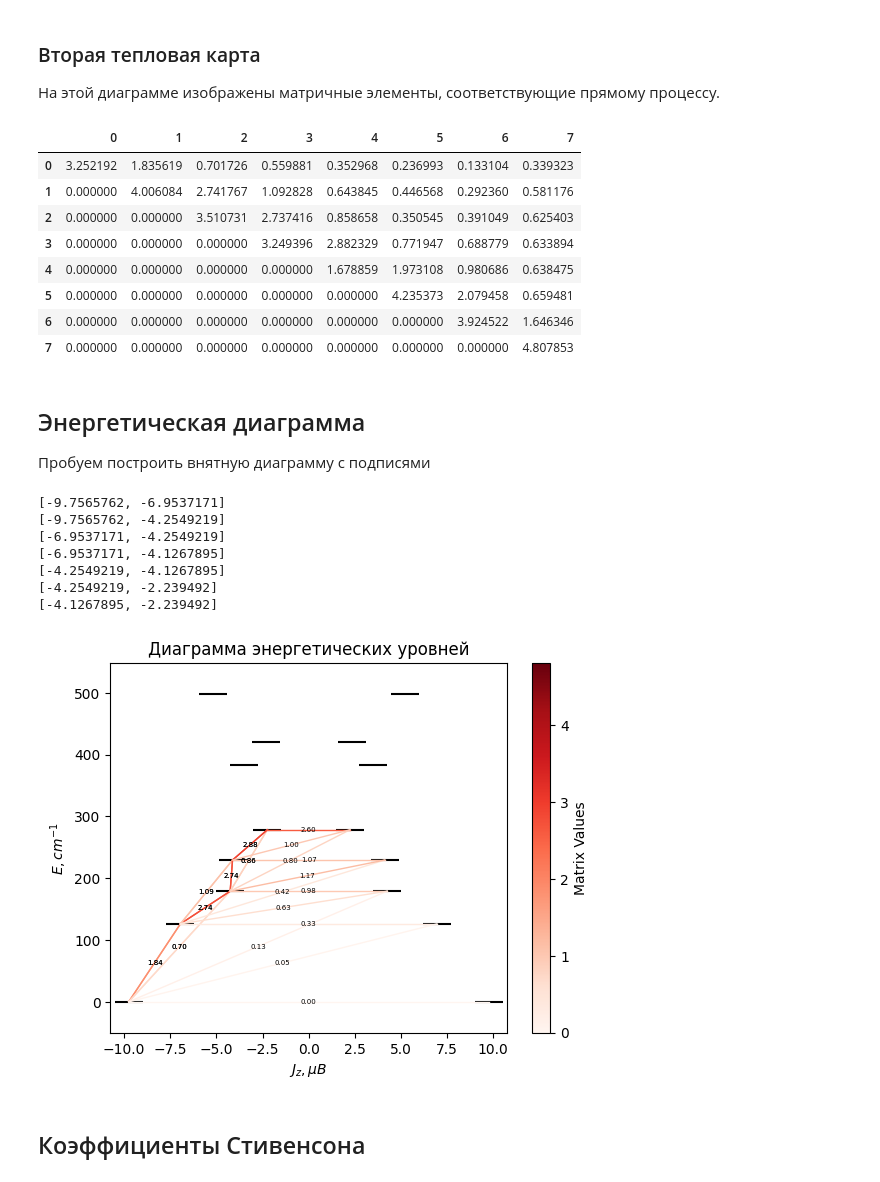
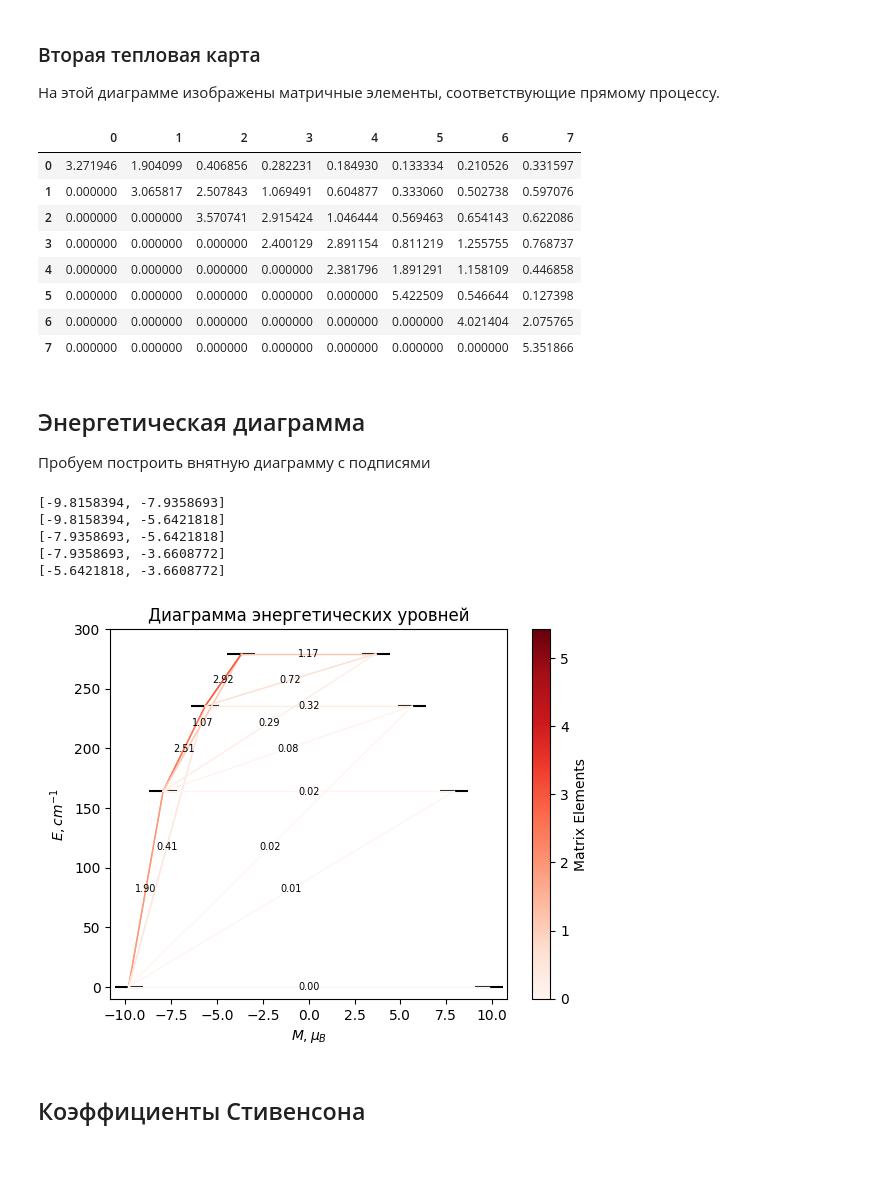
Before and after one commit to krainyukov/FastMOLCAS, a Jupyter notebook: fast_report.ipynb, the cells around one changed output. Cells and saved outputs as stored; diff of their text form; code cells hidden in the pictures.

Commit message:
last calc umitob d4d

```diff
--- a/fast_report.ipynb
+++ b/fast_report.ipynb
@@ -4,7 +4,7 @@
 1) Импортируем библиотеку pandas для удобства работы
 2) В той же папке, в которой лежит этот рабочий документ оставляем результат работы MOLCAS
 # %%
-filename = 'UMITOB'
+filename = 'UMITOB_d4d'
 path = f'./logs/{filename}.log'
 # %%
 import pandas as pd
@@ -308,14 +305,14 @@ def process_ab_initio_blocking_barrier(lines, doc):
 heat_map_dir = process_ab_initio_blocking_barrier(lines, doc)
 # %% [output]
 |  | 0 | 1 | 2 | 3 | 4 | 5 | 6 | 7 |
-| 0 | 3.252192 | 1.835619 | 0.701726 | 0.559881 | 0.352968 | 0.236993 | 0.133104 | 0.339323 |
-| 1 | 0.000000 | 4.006084 | 2.741767 | 1.092828 | 0.643845 | 0.446568 | 0.292360 | 0.581176 |
-| 2 | 0.000000 | 0.000000 | 3.510731 | 2.737416 | 0.858658 | 0.350545 | 0.391049 | 0.625403 |
-| 3 | 0.000000 | 0.000000 | 0.000000 | 3.249396 | 2.882329 | 0.771947 | 0.688779 | 0.633894 |
-| 4 | 0.000000 | 0.000000 | 0.000000 | 0.000000 | 1.678859 | 1.973108 | 0.980686 | 0.638475 |
-| 5 | 0.000000 | 0.000000 | 0.000000 | 0.000000 | 0.000000 | 4.235373 | 2.079458 | 0.659481 |
-| 6 | 0.000000 | 0.000000 | 0.000000 | 0.000000 | 0.000000 | 0.000000 | 3.924522 | 1.646346 |
-| 7 | 0.000000 | 0.000000 | 0.000000 | 0.000000 | 0.000000 | 0.000000 | 0.000000 | 4.807853 |
+| 0 | 3.271946 | 1.904099 | 0.406856 | 0.282231 | 0.184930 | 0.133334 | 0.210526 | 0.331597 |
+| 1 | 0.000000 | 3.065817 | 2.507843 | 1.069491 | 0.604877 | 0.333060 | 0.502738 | 0.597076 |
+| 2 | 0.000000 | 0.000000 | 3.570741 | 2.915424 | 1.046444 | 0.569463 | 0.654143 | 0.622086 |
+| 3 | 0.000000 | 0.000000 | 0.000000 | 2.400129 | 2.891154 | 0.811219 | 1.255755 | 0.768737 |
+| 4 | 0.000000 | 0.000000 | 0.000000 | 0.000000 | 2.381796 | 1.891291 | 1.158109 | 0.446858 |
+| 5 | 0.000000 | 0.000000 | 0.000000 | 0.000000 | 0.000000 | 5.422509 | 0.546644 | 0.127398 |
+| 6 | 0.000000 | 0.000000 | 0.000000 | 0.000000 | 0.000000 | 0.000000 | 4.021404 | 2.075765 |
+| 7 | 0.000000 | 0.000000 | 0.000000 | 0.000000 | 0.000000 | 0.000000 | 0.000000 | 5.351866 |
 # %% [markdown]
 ## Энергетическая диаграмма
 
@@ -325,7 +322,7 @@ heat_map_dir = process_ab_initio_blocking_barrier(lines, doc)
 # Объединяем данные для осей x и y
 resultx = pd.concat([ab_initio_barrier_df['l+, muB'], ab_initio_barrier_df['l-, muB']], ignore_index=True, sort=False)
 resulty = pd.concat([ab_initio_barrier_df['E, cm-1'], ab_initio_barrier_df['E, cm-1']], ignore_index=True, sort=False)
-
+levels = 4
 # Создаем нормализатор для значений матричных элементов
 all_matrix_values_dir = [float(value) for inner_list in heat_map_dir for value in inner_list if isinstance(value, (int, float))]
 all_matrix_values_df = [float(value) for inner_list in heat_map_df.values for value in inner_list if isinstance(value, (int, float))]
@@ -333,8 +330,8 @@ all_matrix_values = all_matrix_values_dir + all_matrix_values_df
 norm = Normalize(vmin=min(all_matrix_values), vmax=max(all_matrix_values))
 
 # Соединяем уровни линиями
-for i in range(len(ab_initio_barrier_df)):
-    for j in range(len(ab_initio_barrier_df)):
+for i in range(levels):
+    for j in range(levels):
         # Не соединяем уровень с самим собой
         if i != j and j > i and j - i < 3:
             # Получаем координаты
@@ -357,7 +354,7 @@ for i in range(len(ab_initio_barrier_df)):
             # Добавляем подпись к линии
             mid_x = (x_values[0] + x_values[1]) / 2
             mid_y = (y_values[0] + y_values[1]) / 2
-            plt.text(mid_x, mid_y, f'{matrix_value:.2f}', fontsize=5, ha='center', va='center', color='black')
+            plt.text(mid_x, mid_y, f'{matrix_value:.2f}', fontsize=7, ha='center', va='center', color='black')
 
             if i < j:
                 x_values = [ab_initio_barrier_df['l+, muB'].iloc[i], ab_initio_barrier_df['l+, muB'].iloc[j]]
@@ -379,11 +376,11 @@ for i in range(len(ab_initio_barrier_df)):
                 # Добавляем подпись к линии
                 mid_x = (x_values[0] + x_values[1]) / 2
                 mid_y = (y_values[0] + y_values[1]) / 2
-                plt.text(mid_x, mid_y, f'{matrix_value:.2f}', fontsize=5, ha='center', va='center', color='black')
+                #plt.text(mid_x, mid_y, f'{matrix_value:.2f}', fontsize=6, ha='center', va='center', color='black')
 
 # Соединяем уровни линиями
-for i in range(len(ab_initio_barrier_df)):
-    for j in range(len(ab_initio_barrier_df)):
+for i in range(levels):
+    for j in range(levels):
         # Не соединяем уровень с самим собой
         if i == j:
             # Получаем координаты
@@ -406,11 +403,11 @@ for i in range(len(ab_initio_barrier_df)):
             # Добавляем подпись к линии
             mid_x = (x_values[0] + x_values[1]) / 2
             mid_y = (y_values[0] + y_values[1]) / 2
-            plt.text(mid_x, mid_y, f'{matrix_value:.2f}', fontsize=5, ha='center', va='center', color='black')
+            plt.text(mid_x, mid_y, f'{matrix_value:.2f}', fontsize=7, ha='center', va='center', color='black')
 
 # Соединяем уровни линиями
-for i in range(len(ab_initio_barrier_df)):
-    for j in range(len(ab_initio_barrier_df)):
+for i in range(levels):
+    for j in range(levels):
         # Не соединяем уровень с самим собой
         if i > j and i - j < 3:
             # Получаем координаты
@@ -426,45 +423,44 @@ for i in range(len(ab_initio_barrier_df)):
 
             # Определяем цвет линии с использованием палитры Reds
             color = plt.cm.Reds(norm(matrix_value))  # Используем colormap для получения цвета
 
             # Рисуем линию
             plt.plot(x_values, y_values, color=color, linewidth=1)
 
             # Добавляем подпись к линии
             mid_x = (x_values[0] + x_values[1]) / 2
             mid_y = (y_values[0] + y_values[1]) / 2
-            plt.text(mid_x, mid_y, f'{matrix_value:.2f}', fontsize=5, ha='center', va='center', color='black')
+            plt.text(mid_x, mid_y, f'{matrix_value:.2f}', fontsize=7, ha='center', va='center', color='black')
 
 # Устанавливаем пределы осей
 plt.xlim(min(resultx) - 1, max(resultx) + 1)  # Добавляем немного отступа
-plt.ylim(min(resulty) - 50, max(resulty) + 50)  # Добавляем немного отступа
+plt.ylim(min(resulty) - 10, 300)  # Добавляем немного отступа
 
-plt.xlabel('$J_z, \mu B$')
+plt.xlabel('$M, \mu_{B}$')
 plt.ylabel('$E, cm^{-1}$')
 plt.title('Диаграмма энергетических уровней')
 
 # Убираем линии сетки
 plt.grid(False)
 plt.scatter(resultx, resulty, s=390, marker='_', color='black')
 
 # Добавляем цветовую шкалу
 cbar = plt.colorbar(plt.cm.ScalarMappable(norm=norm, cmap='Reds'), ax=plt.gca())
-cbar.set_label('Matrix Values')
+cbar.set_label('Matrix Elements')
 
 # Сохраняем график
 plt.savefig('Diagram.png')
+plt.savefig('Diagram.svg')
 doc.add_heading('\n\nDiagram', level=1)
 doc.add_picture('Diagram.png', width=Inches(5))
 plt.show()
 # %% [output]
-[-9.7565762, -6.9537171]
-[-9.7565762, -4.2549219]
-[-6.9537171, -4.2549219]
-[-6.9537171, -4.1267895]
-[-4.2549219, -4.1267895]
-[-4.2549219, -2.239492]
-[-4.1267895, -2.239492]
+[-9.8158394, -7.9358693]
+[-9.8158394, -5.6421818]
+[-7.9358693, -5.6421818]
+[-7.9358693, -3.6608772]
+[-5.6421818, -3.6608772]
-[figure, old version]
+[figure, new version]
 # %% [markdown]
 ## Коэффициенты Стивенсона
 # %%
```
Also changed, not shown: parts of 6 cells of this notebook, 40 other files.
